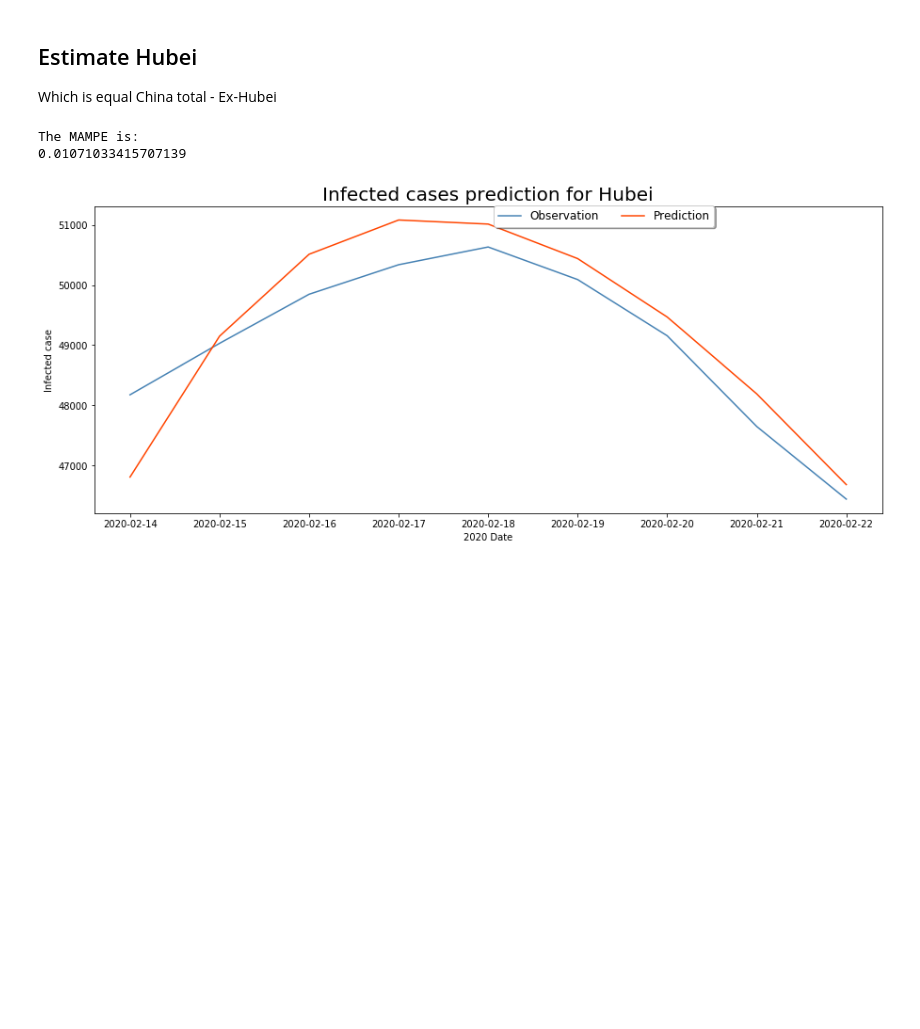
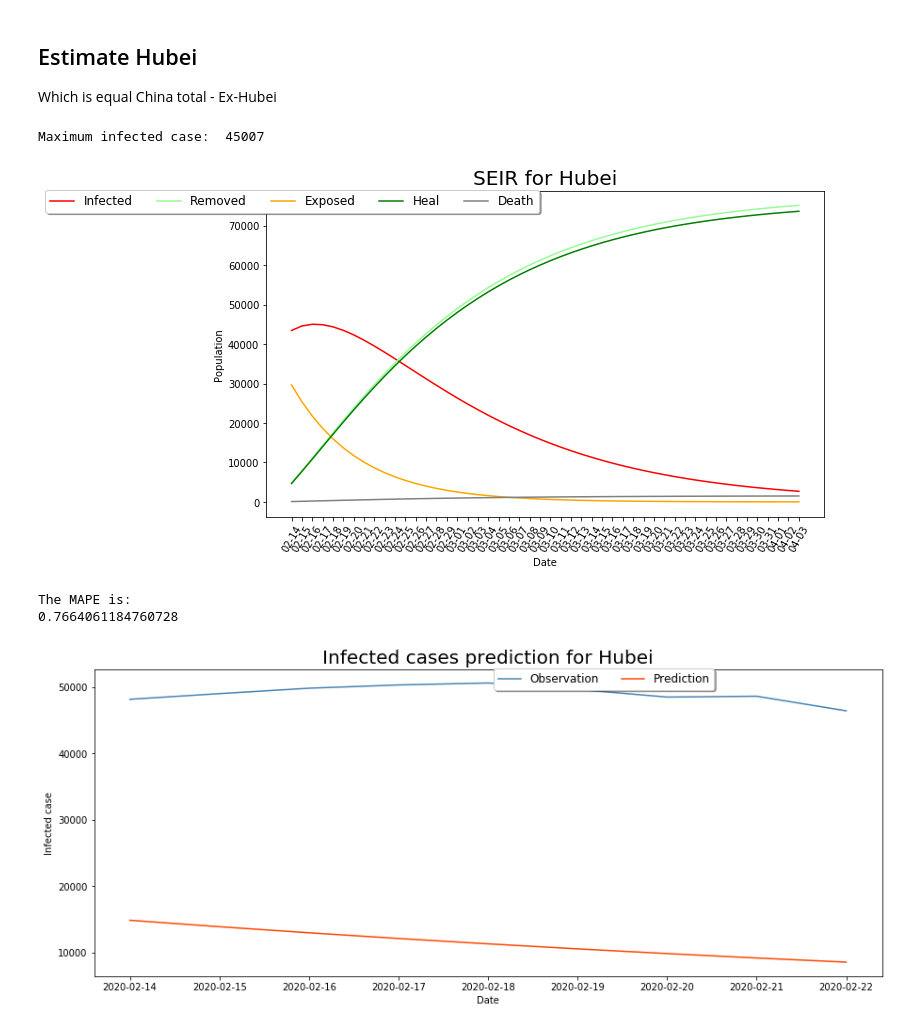
Before and after one commit to docligot/CoronaTracker-simulteModel, a Jupyter notebook: mcmc_SEIR/Forecast_by_MCMC_SEIR.ipynb, the cells around one changed output. Drawn from its saved outputs; the diff is of its cells as text; code cells hidden in the pictures; blank space fills up the shorter version.

```diff
--- a/mcmc_SEIR/Forecast_by_MCMC_SEIR.ipynb
+++ b/mcmc_SEIR/Forecast_by_MCMC_SEIR.ipynb
@@ -133,22 +177,41 @@ The MAMPE is:
 # %% [markdown]
 ## Estimate Hubei
 Which is equal China total - Ex-Hubei
-# %%
-## data process
-Hubei = get_province_df(China_df, "Hubei Province")
-del Hubei['E']
-Hubei  = pd.merge(Hubei, NotHubei[['date','E']], on='date')
-Hubei["E"] = NotHubei["E"] * 3/4 # suppose the number of exposed cases inside Hubei
-
-## estimted result
-result_Hubei = result - result2
-
-China_df_test = SIR_data[SIR_data['date'] >= datetime.datetime(2020, 2, 14)]
-test = get_province_df(China_df_test, "Hubei Province")
-
-plot_test_data_with_MAPE(test, result_Hubei,'Infected cases prediction for Hubei')
-# %% [output]
-The MAMPE is:
-0.01071033415707139
-[figure, removed]
+# %%
+# Hubei data preparation
+
+SIR_data_train = SIR_data[SIR_data['Date'] < datetime.datetime(2020, 2, 14)]
+Hubei_train = SIR_data_train[(SIR_data_train['Country']=='China')&(df['Province']=='Hubei')].groupby('Date')\
+            .agg({'Confirmed':'sum','R':'sum','I':'sum'}).reset_index()
+
+hubei_dxy = get_province_df(China_dxy,"Hubei Province") # hubei_dxy suspected/'E' column is all 0
+
+population = Hubei_population
+est_beta = 1457.2/population # based on MCMC result
+
+## use the last observation as the initial point in the new SEIR model
+I0 = list(Hubei_train['I'])[-1]
+R0 = list(Hubei_train['R'])[-1]
+E0 = list(Hubei_train['I'])[-2] # 3/4
+S0 = population - I0 - E0 - R0
+
+result2 = run_SEIR(Est_beta = est_beta, econ=50, E0=E0, R0=R0, I0 = I0, population=population,
+             rateIR=1/14, rateAl = 1/7,
+             title = 'SEIR for Hubei', death_rate=0.02, show_Sus = False,\
+                  starting_point = Hubei_train['Date'].max()+datetime.timedelta(days=1))
+
+result2['Date'] = list((Hubei_train['Date'].min() + datetime.timedelta(days=x)).strftime('%Y-%m-%d') for x in range(50))
+
+"""
+Calculate MAPE test score using SEIR model result
+"""
+test = SIR_data[SIR_data['Date'] >= datetime.datetime(2020, 2, 14)]
+test = test[(test['Country']=='China')&(test['Province']=='Hubei')].groupby('Date').agg({'Confirmed':'sum','R':'sum','I':'sum'}).reset_index()
+plot_test_data_with_MAPE(test, result2, 'Infected cases prediction for Hubei')
+# %% [output]
+Maximum infected case:  45007
+[figure, added]
+The MAPE is:
+0.7664061184760728
+[figure, added]
 # %% [markdown]
```
Also changed, not shown: parts of 13 cells of this notebook, 3 other files.
